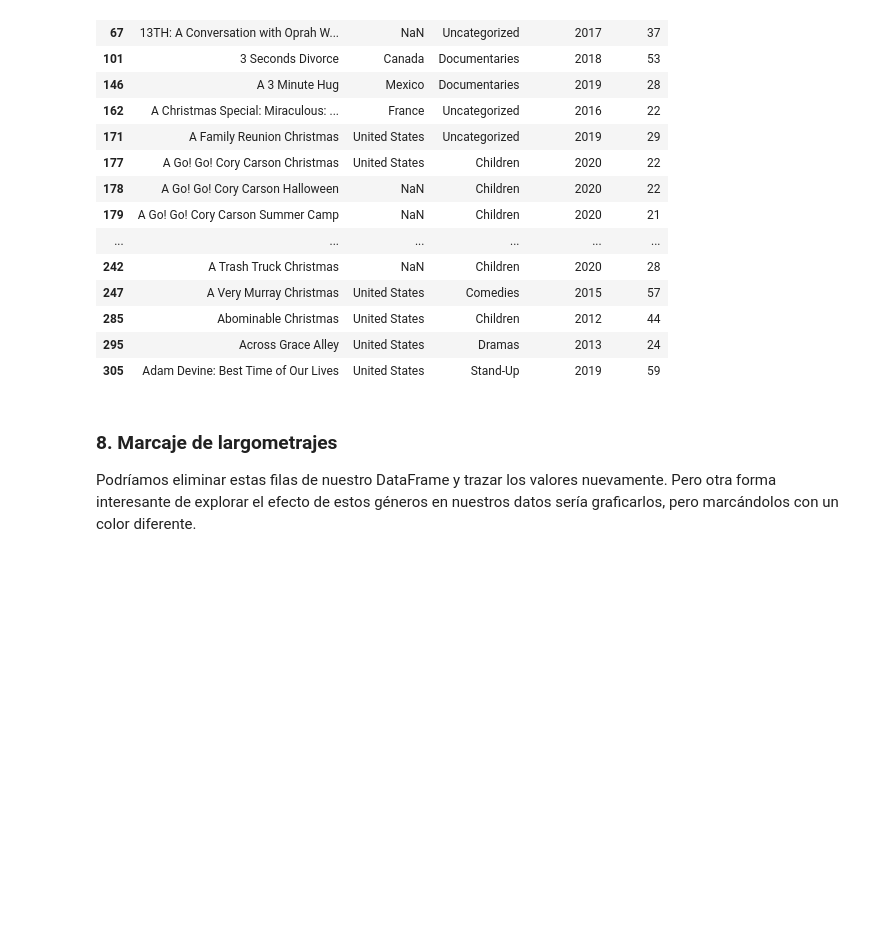
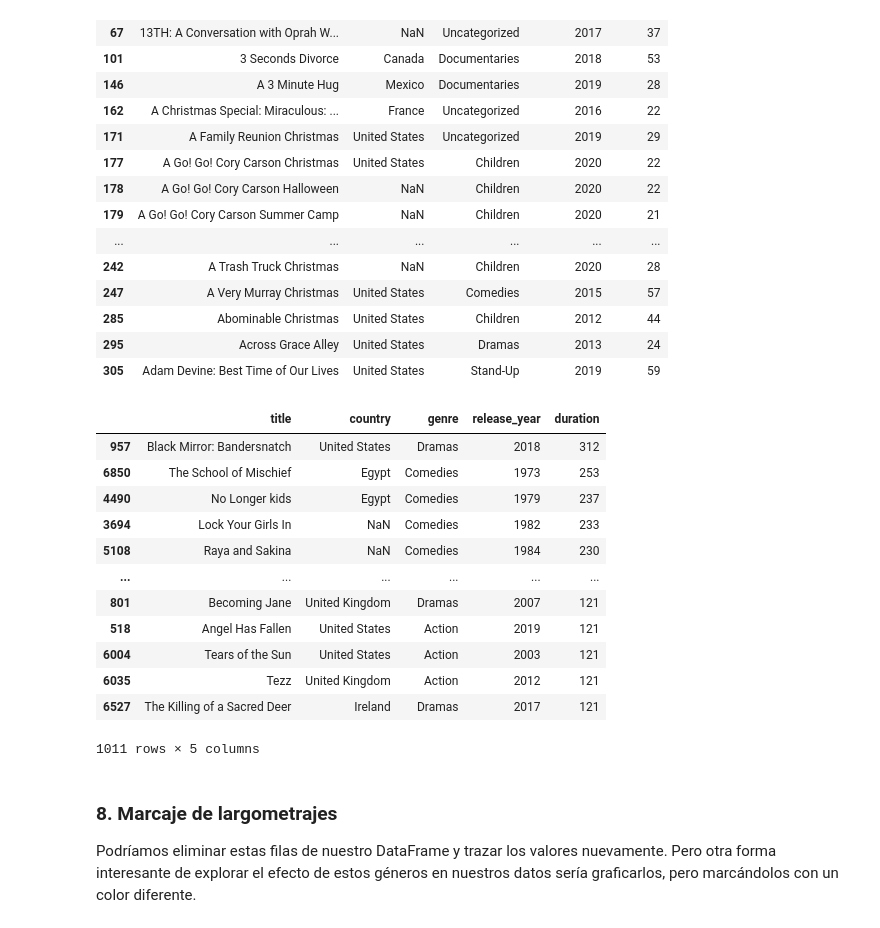
Before and after one commit to rofigueredo/PythonAnalysis, a Jupyter notebook: Netflix_EDA/Netflix Sample.ipynb, the cells around one changed output. Drawn from its saved outputs; the diff is of its cells as text; code cells hidden in the pictures; blank space fills up the shorter version.

```diff
--- a/Netflix_EDA/Netflix Sample.ipynb
+++ b/Netflix_EDA/Netflix Sample.ipynb
@@ -144,6 +144,26 @@ short_movies.head(20)
 | 285 | Abominable Christmas | United States | Children | 2012 | 44 |
 | 295 | Across Grace Alley | United States | Dramas | 2013 | 24 |
 | 305 | Adam Devine: Best Time of Our Lives | United States | Stand-Up | 2019 | 59 |
+# %%
+# Filter by durations greater than 120 minutes
+greater_movies = netflix_movies_col_subset[netflix_movies_col_subset['duration'] > 120]
+
+# Print the first 20 rows of short_movies
+greater_movies.sort_values(by='duration', ascending=False)
+# %% [output]
+|  | title | country | genre | release_year | duration |
+| 957 | Black Mirror: Bandersnatch | United States | Dramas | 2018 | 312 |
+| 6850 | The School of Mischief | Egypt | Comedies | 1973 | 253 |
+| 4490 | No Longer kids | Egypt | Comedies | 1979 | 237 |
+| 3694 | Lock Your Girls In | NaN | Comedies | 1982 | 233 |
+| 5108 | Raya and Sakina | NaN | Comedies | 1984 | 230 |
+| ... | ... | ... | ... | ... | ... |
+| 801 | Becoming Jane | United Kingdom | Dramas | 2007 | 121 |
+| 518 | Angel Has Fallen | United States | Action | 2019 | 121 |
+| 6004 | Tears of the Sun | United States | Action | 2003 | 121 |
+| 6035 | Tezz | United Kingdom | Action | 2012 | 121 |
+| 6527 | The Killing of a Sacred Deer | Ireland | Dramas | 2017 | 121 |
+1011 rows × 5 columns
 # %% [markdown]
 ### 8. Marcaje de largometrajes
 Podríamos eliminar estas filas de nuestro DataFrame y trazar los valores nuevamente. Pero otra forma interesante de explorar el efecto de estos géneros en nuestros datos sería graficarlos, pero marcándolos con un color diferente.
```
Also changed, not shown: parts of 1 cell of this notebook.
